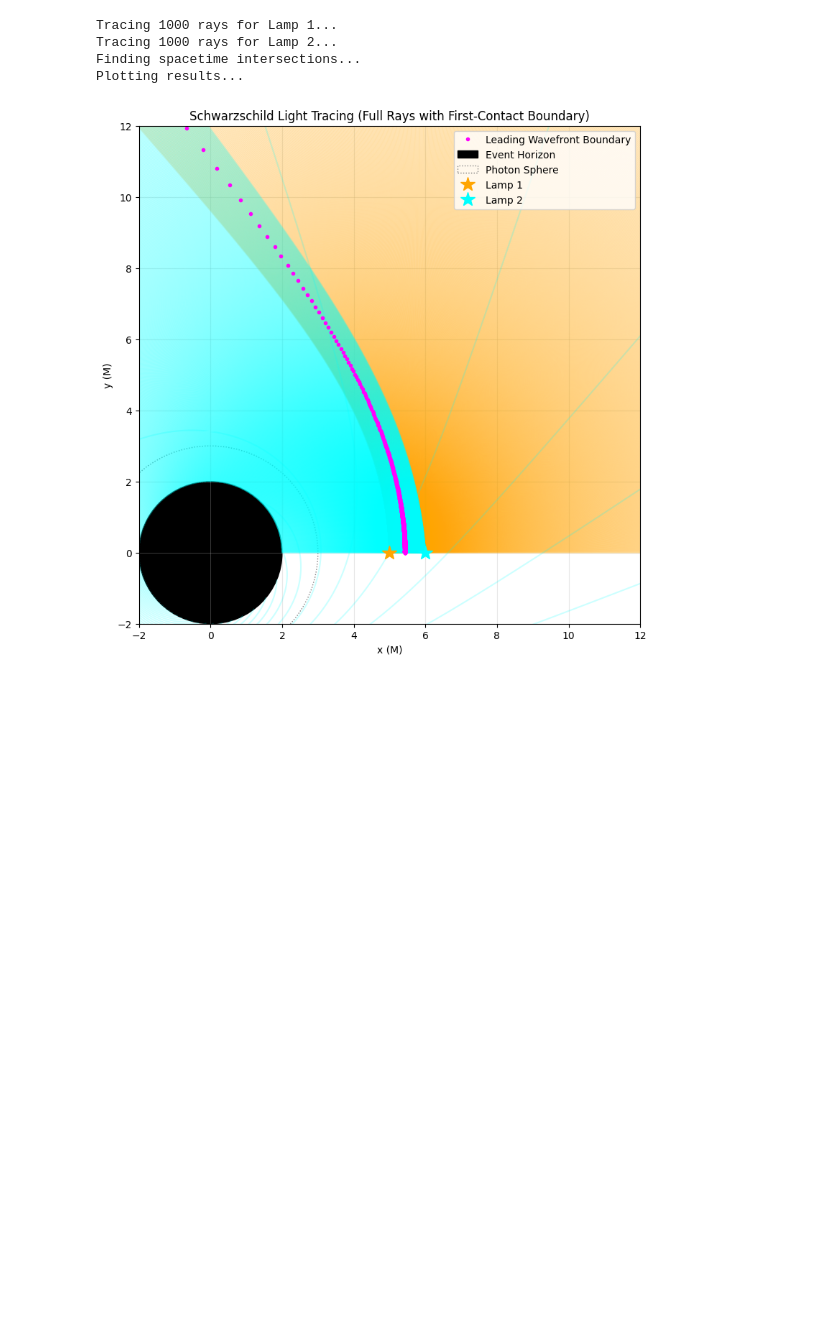
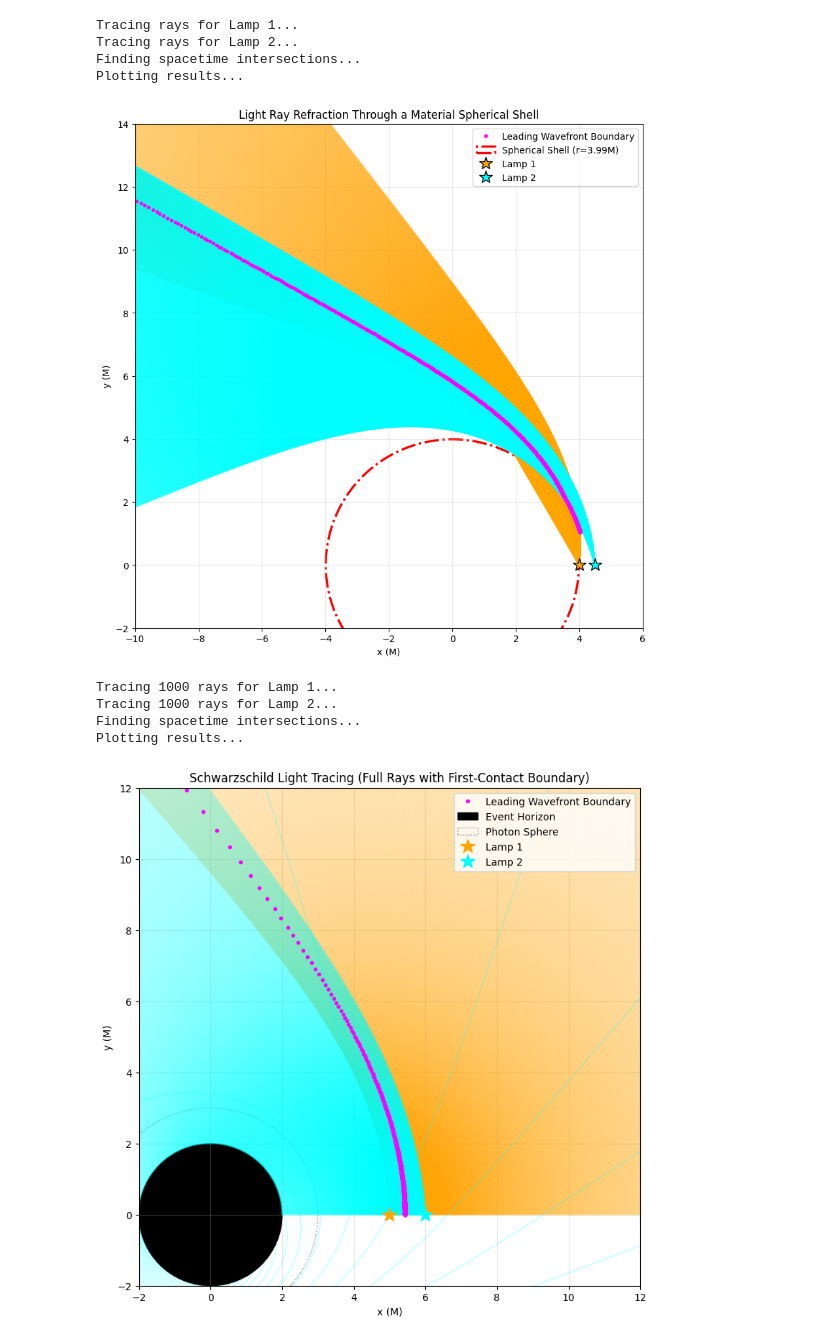
Before and after one commit to borgesgfj/geodesic_intersection_scipy, a Jupyter notebook: geodesic_intersection_v1.ipynb, the cells around one changed output. Saved outputs shown, nothing was run; the diff lists cells and outputs as text; code cells hidden in the pictures; blank space fills up the shorter version.

Commit message:
fix_solver density steps

```diff
--- a/geodesic_intersection_v1.ipynb
+++ b/geodesic_intersection_v1.ipynb
@@ -109,3 +258,74 @@ def find_intersections(data1, data2, eps_t=0.1, eps_s=0.25):
+# %%
+# ==========================================
+# SIMULATION & PLOTTING (Pure Shell Model)
+# ==========================================
+M = 1.0
+R = 3.99 * M  # Radius of the material spherical shell (Israel Junction)
+manifold = SpacetimeManifold(M, R, solver_step_res=0.05)
+
+# Position lamps in the Schwarzschild exterior, pointing inward toward the shell
+lamp1 = LightSource(r0=4 * M, phi0=0.0, label="Lamp 1")
+lamp2 = LightSource(r0=4.5 * M, phi0=0.0, label="Lamp 2")
+
+# Define emission angle wedges pointing toward the center
+total_number_of_rays= 1500
+# Pointing inwards (covering angles around 180 degrees / pi)
+angles_lamp1 = np.linspace(np.radians(80), np.radians(120),total_number_of_rays )
+angles_lamp2 = np.linspace(np.radians(95), np.radians(110), total_number_of_rays)
+
+print(f"Tracing rays for Lamp 1...")
+data_lamp1, rays_lamp1 = collect_wavefront_data(manifold, lamp1, angles_lamp1, stride=1)
+
+print(f"Tracing rays for Lamp 2...")
+data_lamp2, rays_lamp2 = collect_wavefront_data(manifold, lamp2, angles_lamp2, stride=1)
+
+print("Finding spacetime intersections...")
+intersections, death_times1, death_times2 = find_intersections(data_lamp1, data_lamp2, eps_t=0.05, eps_s=0.1)
+
+print("Plotting results...")
+plt.figure(figsize=(10, 10))
+
+# Plot the full rays (Exterior -> Minkowski Interior -> Exterior)
+for ray_id, ray in rays_lamp1.items():
+    plt.plot(ray['x'], ray['y'], color='orange', alpha=0.3)
+
+for ray_id, ray in rays_lamp2.items():
+    plt.plot(ray['x'], ray['y'], color='cyan', alpha=0.3)
+
+# Plot Intersections (First-contact wavefront boundary)
+if len(intersections) > 0:
+    intersections = intersections[intersections[:, 0].argsort()]
+    plt.plot(intersections[:, 0], intersections[:, 1], 'o', color='magenta',
+             linewidth=2.5, markersize=3, label='Leading Wavefront Boundary')
+else:
+    print("No intersections found.")
+
+# --- DRAW ENVIRONMENT (No Black Hole) ---
+# The Material Spherical Shell (Israel Junction)
+shell = plt.Circle((0, 0), R, color='red', fill=False, linewidth=2.5, linestyle='-.', label=f'Spherical Shell (r={R}M)')
+plt.gca().add_patch(shell)
+
+# Plot Lamps dynamically based on their object attributes
+x1, y1 = lamp1.r0 * np.cos(lamp1.phi0), lamp1.r0 * np.sin(lamp1.phi0)
+x2, y2 = lamp2.r0 * np.cos(lamp2.phi0), lamp2.r0 * np.sin(lamp2.phi0)
+plt.plot(x1, y1, '*', color='orange', markeredgecolor='black', markersize=15, label=lamp1.label, zorder=5)
+plt.plot(x2, y2, '*', color='cyan', markeredgecolor='black', markersize=15, label=lamp2.label, zorder=5)
+
+# Formatting
+plt.xlabel('x (M)')
+plt.ylabel('y (M)')
+plt.title('Light Ray Refraction Through a Material Spherical Shell')
+plt.xlim(-10, 6)
+plt.ylim(-2, 14)
+plt.legend(loc='upper right')
+plt.grid(True, alpha=0.3)
+plt.show()
+# %% [output]
+Tracing rays for Lamp 1...
+Tracing rays for Lamp 2...
+Finding spacetime intersections...
+Plotting results...
+[figure, added]
 # %%
 # Run simulation and plot
 M = 1.0
```
Also changed, not shown: parts of 2 cells of this notebook, 10 other files.
